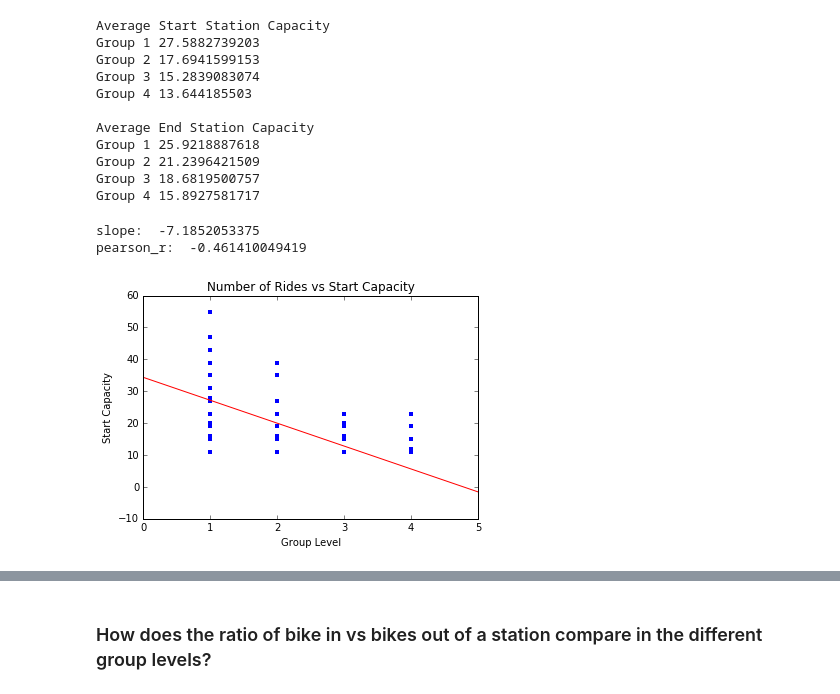
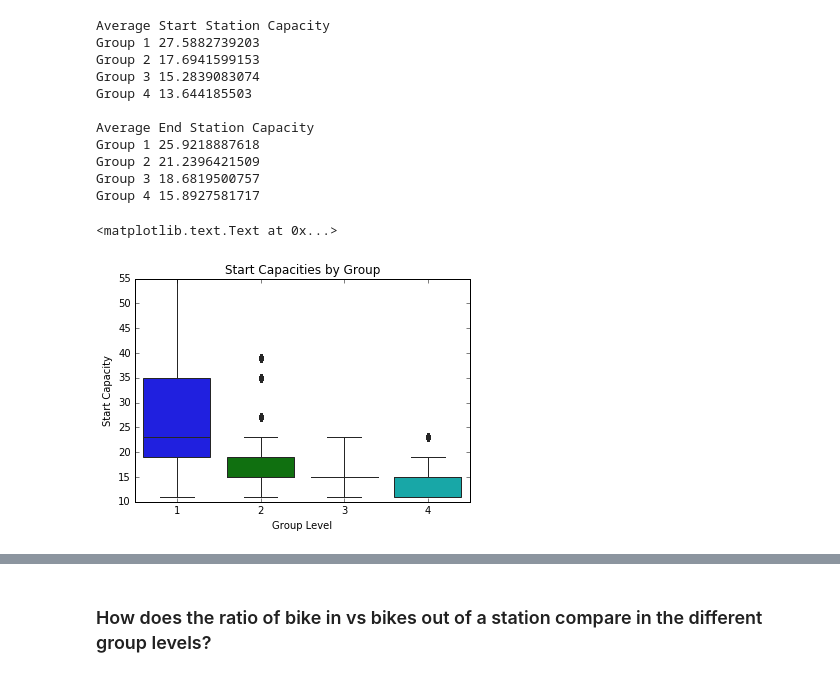
Before and after one commit to dgeihsler15/Springboard, a Jupyter notebook: Capstone1/Additional_EDA_inferential_statistics.ipynb, the cells around one changed output, grey strips where cells are left out. Drawn from its saved outputs; the diff is of its cells as text; code cells hidden in the pictures.

Commit message:
created boxplots for group capacities in add eda

```diff
--- a/Capstone1/Additional_EDA_inferential_statistics.ipynb
+++ b/Capstone1/Additional_EDA_inferential_statistics.ipynb
@@ -212,27 +212,11 @@ Group 1 25.9218887618
 Group 2 21.2396421509
 Group 3 18.6819500757
 Group 4 15.8927581717
-# %%
-_ = plt.plot(df.group, df.start_capacity, marker='.', linestyle='none')
-_ = plt.xlabel('Group Level')
-_ = plt.ylabel('Start Capacity')
-_ = plt.title('Number of Rides vs Start Capacity')
-
-# Perform a linear regression using np.polyfit(): slope, intercept
-slope, intercept = np.polyfit(df.group, df.start_capacity,1)
-
-corr = pearson_r(df.group, df.start_capacity)
-print 'slope: ', slope
-print 'pearson_r: ', corr
-
-# Plot regression line
-x = np.array([0,5])
-y = slope * x + intercept
-
-lat = plt.plot(x, y, color='red')
-
-plt.show()
-# %% [output]
-slope:  -7.1852053375
-pearson_r:  -0.461410049419
-[figure, removed]
+# %%
+sns.boxplot(x='group', y='start_capacity', data=df)
+plt.xlabel('Group Level')
+plt.ylabel('Start Capacity')
+plt.title('Start Capacities by Group')
+# %% [output]
+<matplotlib.text.Text at 0x...>
+[figure, added]
```
Also changed, not shown: parts of 6 cells of this notebook.
